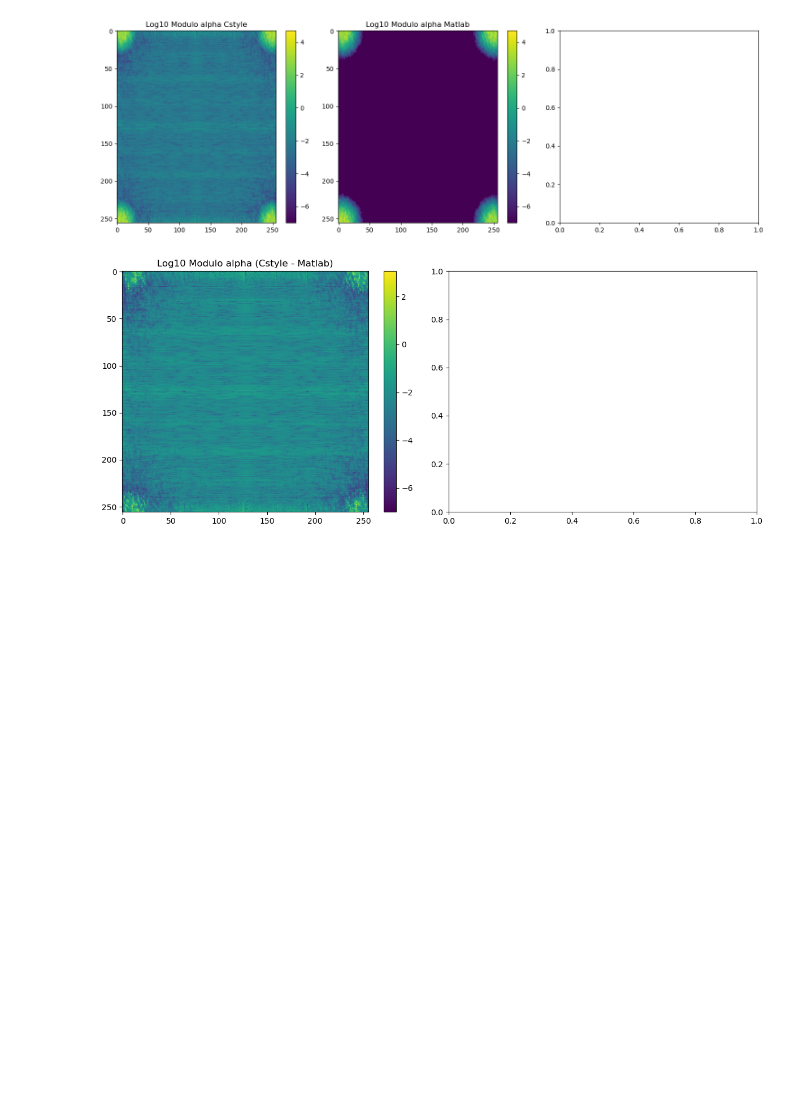
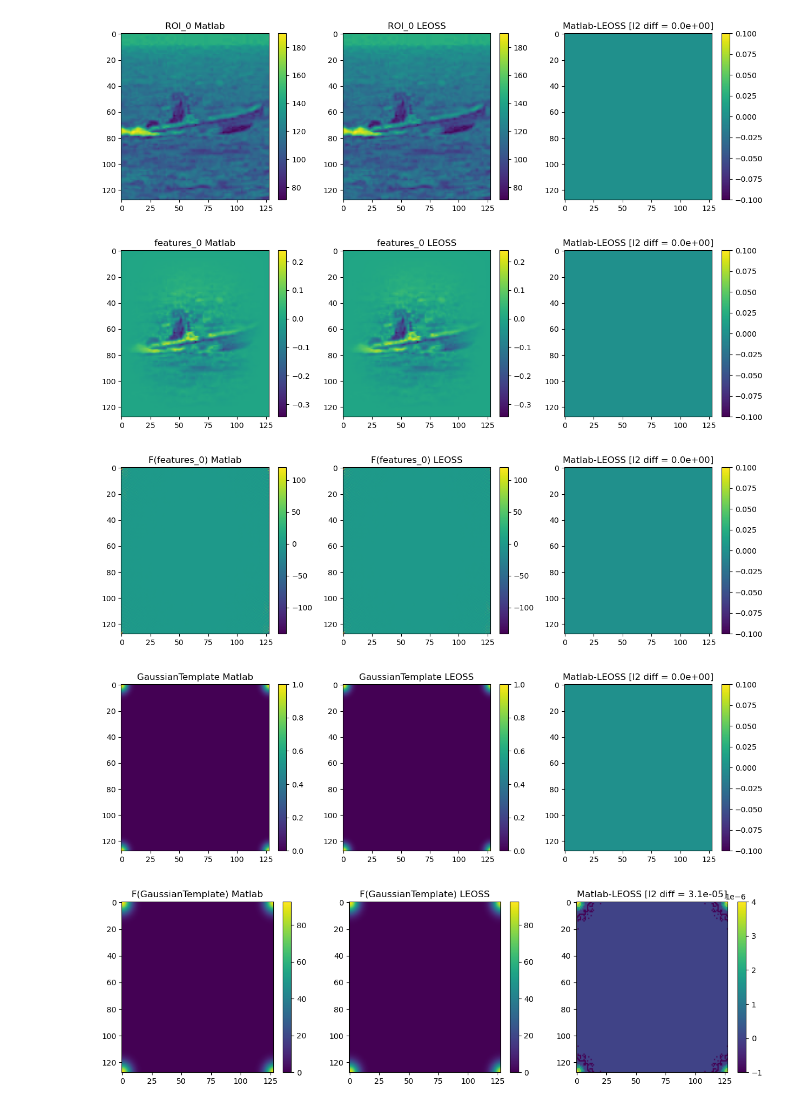
Before and after one commit to mattiamencagli/my-python-plots, a Jupyter notebook: AltLeo/Alphas_comp.ipynb, the cells around one changed output. Drawn from its saved outputs; the diff is of its cells as text; code cells hidden in the pictures; blank space fills up the shorter version.

```diff
--- a/AltLeo/Alphas_comp.ipynb
+++ b/AltLeo/Alphas_comp.ipynb
@@ -37,42 +31,51 @@ if flagClau :
 # %%
-idx = 4
+color = 'viridis'
+xi = 0
+xe = 128
+lims = 0
 
-log10ground = 1e-7
-color = 'viridis'
+def plottaF(i, A, B, name, LIM):
+    fig = plt.figure(i, figsize=[15, 4])
+    gs  = fig.add_gridspec(1,3) #, hspace=0)
+    axs = gs.subplots()
 
-# fig0, axs0 = plt.subplots(1, 3, figsize=(15, 5))
-fig = plt.figure(0, figsize=[15, 5])
-gs  = fig.add_gridspec(1,3) #, hspace=0)
-axs = gs.subplots()
-if flagMioC :
-    im1 = axs[0].imshow(np.log10(np.abs(MioC[idx])+log10ground), cmap=color, aspect='auto')
-    axs[0].set_title('Log10 Modulo alpha Cstyle')
+    im1 = axs[0].imshow(A, cmap=color, aspect='auto')
+    axs[0].set_title(name+f' Matlab')
+    if LIM:
+        axs[0].set_xlim((xi,xe))
+        axs[0].set_ylim((xi,xe))
     fig.colorbar(im1, ax=axs[0])
-if flagMioM :
-    im2 = axs[1].imshow(np.log10(np.abs(MioM[idx])+log10ground), cmap=color, aspect='auto')
-    axs[1].set_title('Log10 Modulo alpha Matlab')
+
+    im2 = axs[1].imshow(B, cmap=color, aspect='auto')
+    axs[1].set_title(name+f' LEOSS')
+    if LIM:
+        axs[1].set_xlim((xi,xe))
+        axs[1].set_ylim((xi,xe))
     fig.colorbar(im2, ax=axs[1])
-if flagClau:
-    im3 = axs[2].imshow(np.log10(np.abs(Clau[idx])+log10ground), cmap=color, aspect='auto')
-    axs[2].set_title('Log10 Modulo alpha Claudia')
+
+    l2 = np.linalg.norm(B-A)
+    im3 = axs[2].imshow(A-B, cmap=color, aspect='auto')
+    axs[2].set_title(f'Matlab-LEOSS [l2 diff = {l2:.1e}]')
+    if LIM:
+        axs[2].set_xlim((xi,xe))
+        axs[2].set_ylim((xi,xe))
     fig.colorbar(im3, ax=axs[2])
-plt.tight_layout()
-plt.show()
 
-#fig, axs = plt.subplots(1, 2, figsize=(12, 5))
-fig = plt.figure(1, figsize=[12, 5])
-gs  = fig.add_gridspec(1,2) #, hspace=0)
-axs = gs.subplots()
-if flagMioC and flagMioM:
-    im1 = axs[0].imshow(np.log10(np.abs(MioC[idx]-MioM[idx])+log10ground), cmap=color, aspect='auto')
-    axs[0].set_title('Log10 Modulo alpha (Cstyle - Matlab)')
-    fig.colorbar(im1, ax=axs[0])
-if flagClau and flagMioM:
-    im2 = axs[1].imshow(np.log10(np.abs(Clau[idx]-MioM[idx])+log10ground), cmap=color, aspect='auto')
-    axs[1].set_title('Log10 Modulo alpha (Claudia - Matlab)')
-    fig.colorbar(im2, ax=axs[1])
-plt.tight_layout()
-plt.show()
+    plt.savefig(savepath+'FtransformComparisons_'+name+'.png', bbox_inches='tight', dpi=300, format='png')
+    # plt.tight_layout()
+    # plt.show()
+
+plottaF(0,  patch0M, patch0C, 'ROI_0', lims)
+plottaF(1,  gf0M,    gf0C,    'features_0', lims)
+plottaF(2,  xfM,     xfC,     'F(features_0)', lims)
+plottaF(11, gM,      gC,      'GaussianTemplate', lims)
+plottaF(12, yfM,    yfC,     'F(GaussianTemplate)', lims)
+# plottaF(13, xyfM,    xyfC,    'F(XYcorrelation)', lims)
+#plottaF(14, kfM,    kfC,     'F(K)', lims)
+plottaF(15, alphaM, alphaC,  'F(alpha)', lims)
 # %% [output]
-[figure, old version]
+[figure, new version]
-[figure, old version]
+[figure, new version]
+[figure, added]
+[figure, added]
+[figure, added]
```
Also changed, not shown: parts of 6 cells of this notebook, 1 other file.
